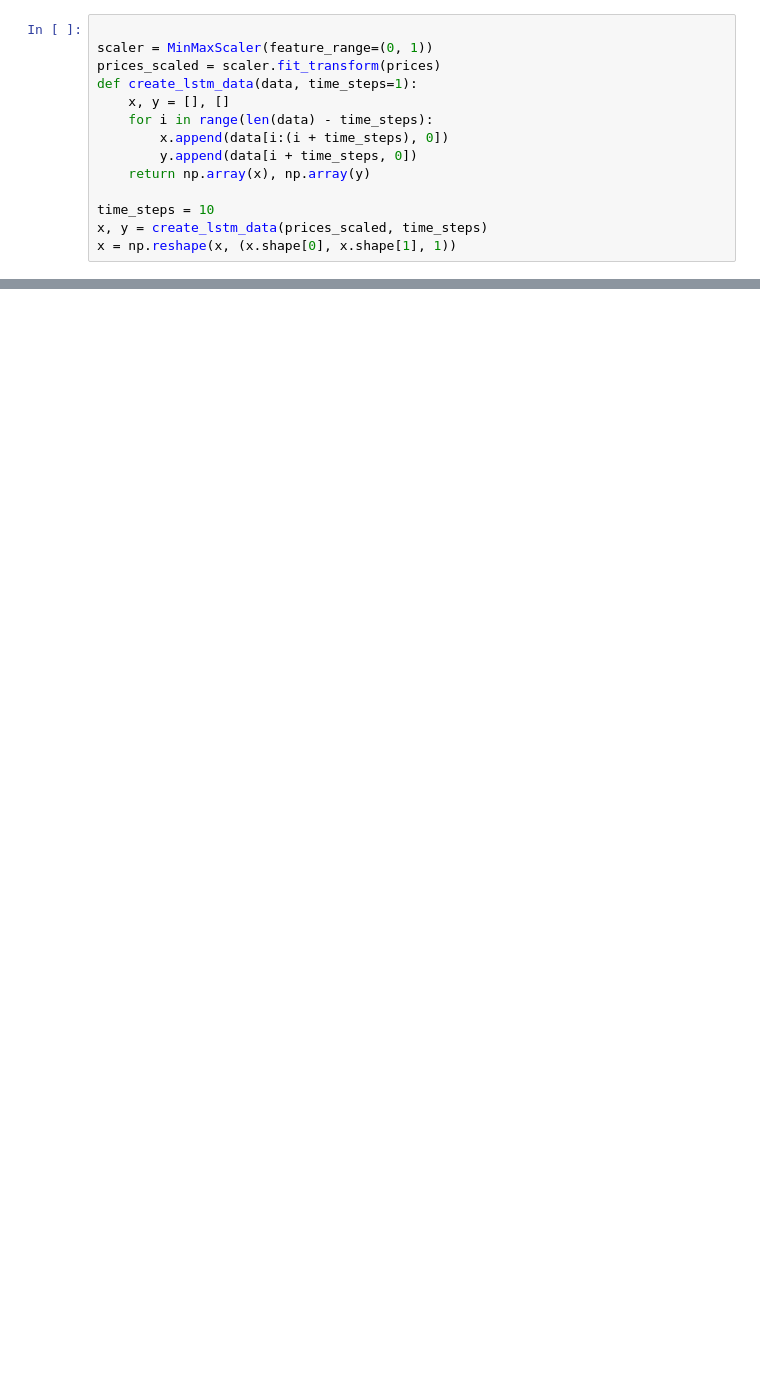
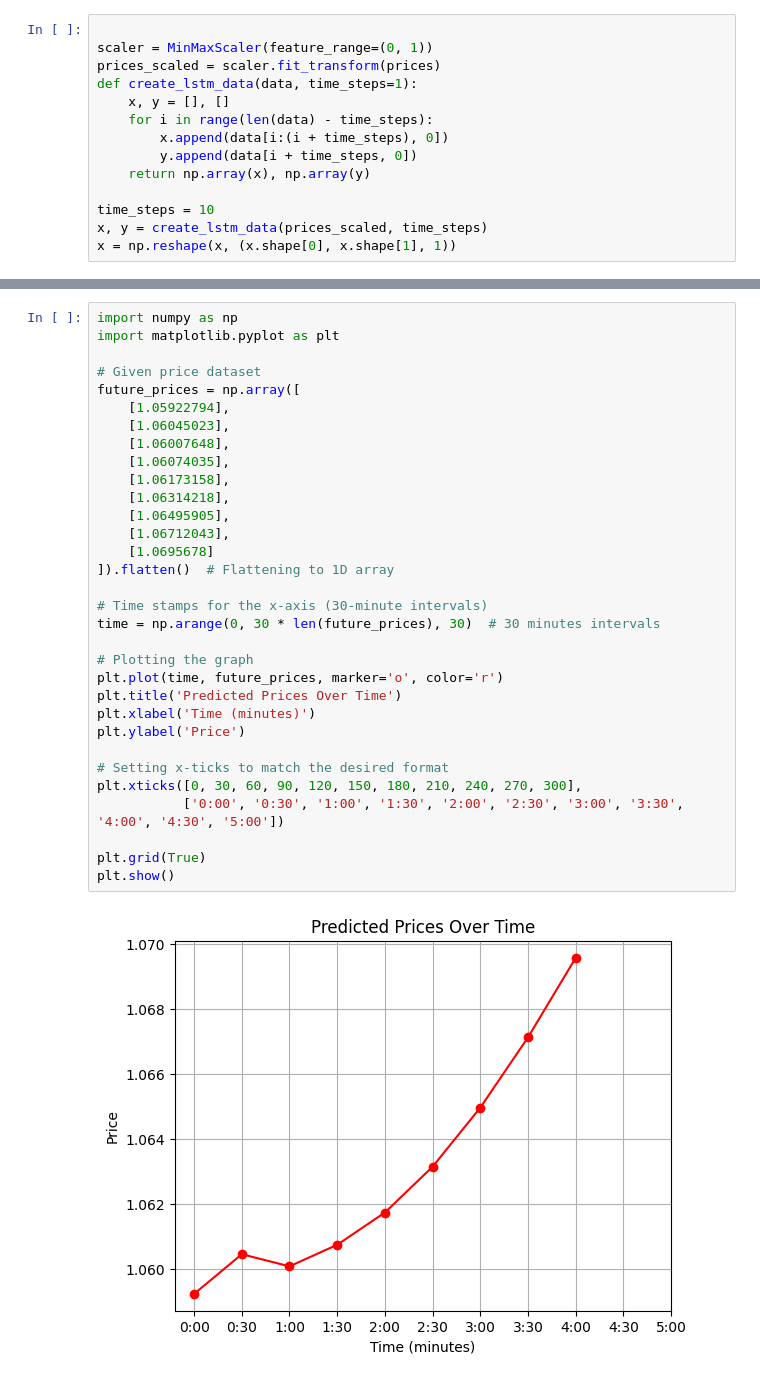
Before and after one commit to AhmedShafique313/AI-in-forex-trading, a Jupyter notebook: LSTM models/lstm_1.ipynb, the cells around one changed output, grey strips where cells are left out. Drawn from its saved outputs; the diff is of its cells as text; blank space fills up the shorter version.

```diff
--- a/LSTM models/lstm_1.ipynb
+++ b/LSTM models/lstm_1.ipynb
@@ -132,0 +144,34 @@ plt.show()
+# %%
+import numpy as np
+import matplotlib.pyplot as plt
+
+# Given price dataset
+future_prices = np.array([
+    [1.05922794],
+    [1.06045023],
+    [1.06007648],
+    [1.06074035],
+    [1.06173158],
+    [1.06314218],
+    [1.06495905],
+    [1.06712043],
+    [1.0695678]
+]).flatten()  # Flattening to 1D array
+
+# Time stamps for the x-axis (30-minute intervals)
+time = np.arange(0, 30 * len(future_prices), 30)  # 30 minutes intervals
+
+# Plotting the graph
+plt.plot(time, future_prices, marker='o', color='r')
+plt.title('Predicted Prices Over Time')
+plt.xlabel('Time (minutes)')
+plt.ylabel('Price')
+
+# Setting x-ticks to match the desired format
+plt.xticks([0, 30, 60, 90, 120, 150, 180, 210, 240, 270, 300],
+           ['0:00', '0:30', '1:00', '1:30', '2:00', '2:30', '3:00', '3:30', '4:00', '4:30', '5:00'])
+
+plt.grid(True)
+plt.show()
+# %% [output]
+[figure, added]
```
Also changed, not shown: parts of 7 cells of this notebook, 4 other files.
